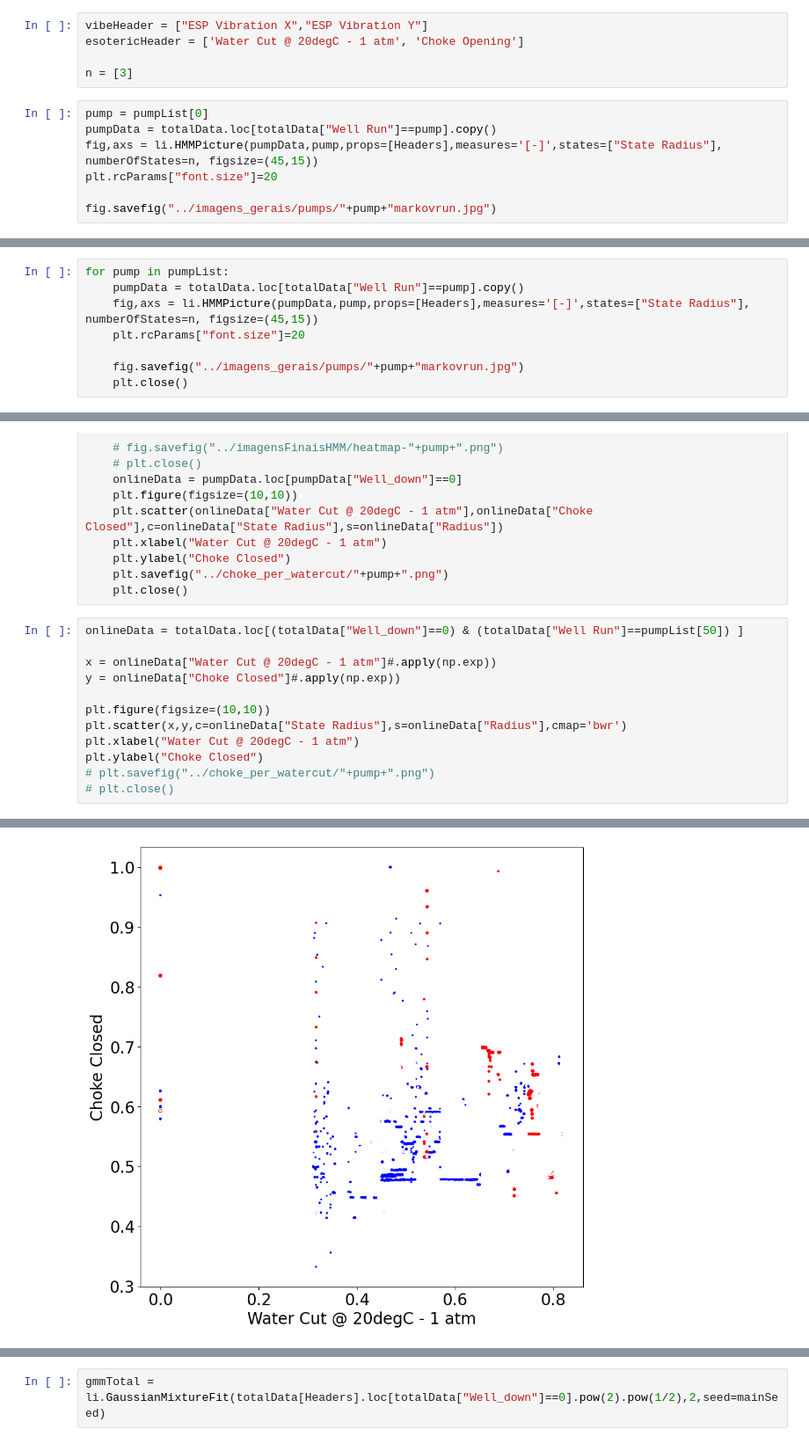
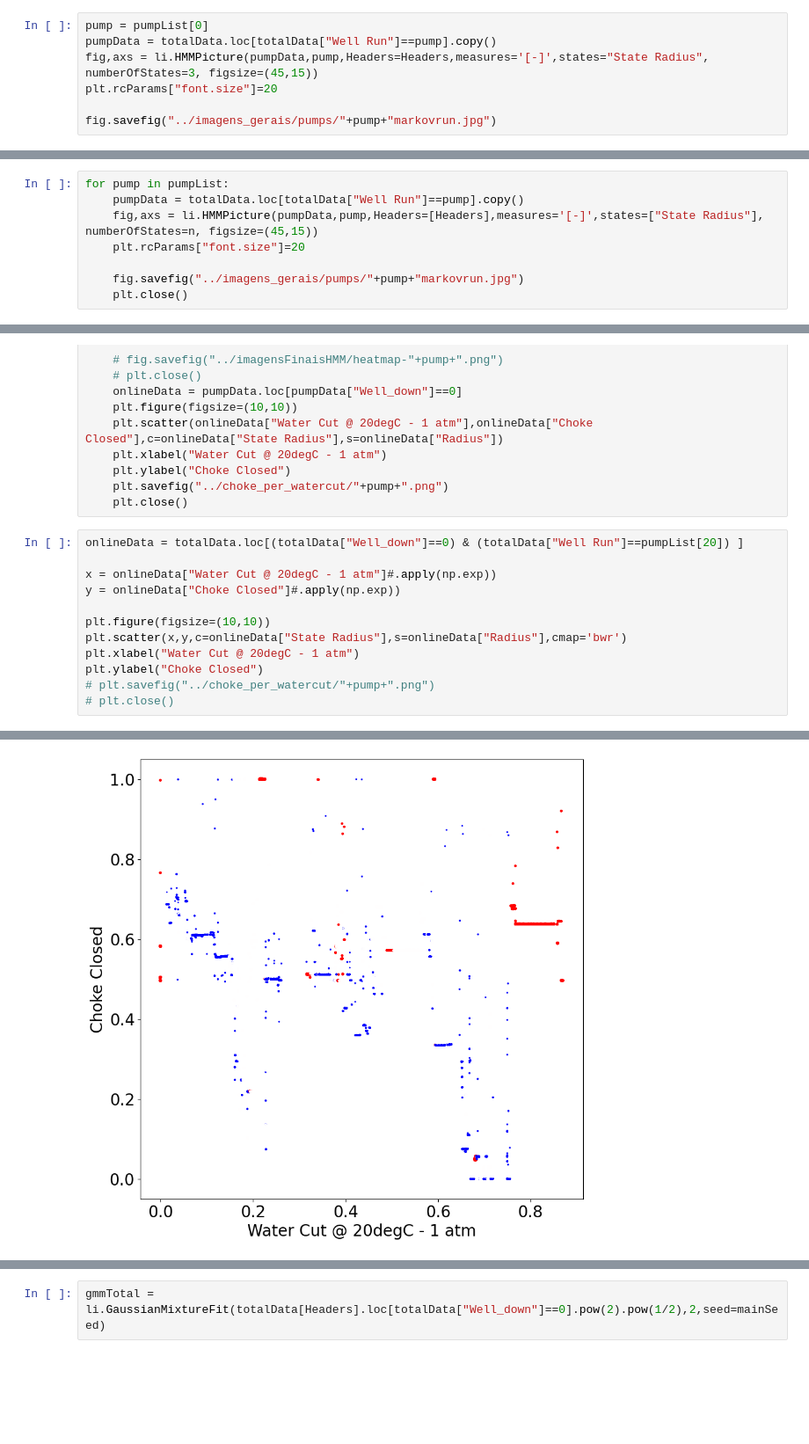
Before and after one commit to RL2-SP3/LISSA, a Jupyter notebook: examples/analise_modelos_hmm_direta.ipynb, the cells around one changed output, grey strips where cells are left out. Shown at 88% size. Cells and saved outputs as stored; diff of their text form; blank space fills up the shorter version.

```diff
--- a/examples/analise_modelos_hmm_direta.ipynb
+++ b/examples/analise_modelos_hmm_direta.ipynb
@@ -113,15 +83,10 @@ totalData["State Radius"] = totalData["State Radius"].map(li.StateConversion(mod
 # %% [output]
 AIC: 1858380.0305977152 BIC: 1858543.1286496199
 [0.23658076 0.07888897 0.68453028]
-# %%
-vibeHeader = ["ESP Vibration X","ESP Vibration Y"]
-esotericHeader = ['Water Cut @ 20degC - 1 atm', 'Choke Opening']
-
-n = [3]
 # %%
 pump = pumpList[0]
 pumpData = totalData.loc[totalData["Well Run"]==pump].copy()
-fig,axs = li.HMMPicture(pumpData,pump,props=[Headers],measures='[-]',states=["State Radius"], numberOfStates=n, figsize=(45,15))
+fig,axs = li.HMMPicture(pumpData,pump,Headers=Headers,measures='[-]',states="State Radius", numberOfStates=3, figsize=(45,15))
 plt.rcParams["font.size"]=20
 
 fig.savefig("../imagens_gerais/pumps/"+pump+"markovrun.jpg")
@@ -130,7 +95,7 @@ fig.savefig("../imagens_gerais/pumps/"+pump+"markovrun.jpg")
 # %%
 for pump in pumpList:
     pumpData = totalData.loc[totalData["Well Run"]==pump].copy()
-    fig,axs = li.HMMPicture(pumpData,pump,props=[Headers],measures='[-]',states=["State Radius"], numberOfStates=n, figsize=(45,15))
+    fig,axs = li.HMMPicture(pumpData,pump,Headers=[Headers],measures='[-]',states=["State Radius"], numberOfStates=n, figsize=(45,15))
     plt.rcParams["font.size"]=20
 
     fig.savefig("../imagens_gerais/pumps/"+pump+"markovrun.jpg")
@@ -233,17 +195,17 @@ for pump in pumpList:
     plt.savefig("../choke_per_watercut/"+pump+".png")
     plt.close()
 # %%
-onlineData = totalData.loc[(totalData["Well_down"]==0) & (totalData["Well Run"]==pumpList[50]) ]
+onlineData = totalData.loc[(totalData["Well_down"]==0) & (totalData["Well Run"]==pumpList[20]) ]
 
 x = onlineData["Water Cut @ 20degC - 1 atm"]#.apply(np.exp))
 y = onlineData["Choke Closed"]#.apply(np.exp))
 
 plt.figure(figsize=(10,10))
 plt.scatter(x,y,c=onlineData["State Radius"],s=onlineData["Radius"],cmap='bwr')
 plt.xlabel("Water Cut @ 20degC - 1 atm")
 plt.ylabel("Choke Closed")
 # plt.savefig("../choke_per_watercut/"+pump+".png")
 # plt.close()
 # %% [output]
 Text(0, 0.5, 'Choke Closed')
-[figure, old version]
+[figure, new version]
```
Also changed, not shown: parts of 5 cells of this notebook, 3 other files.
